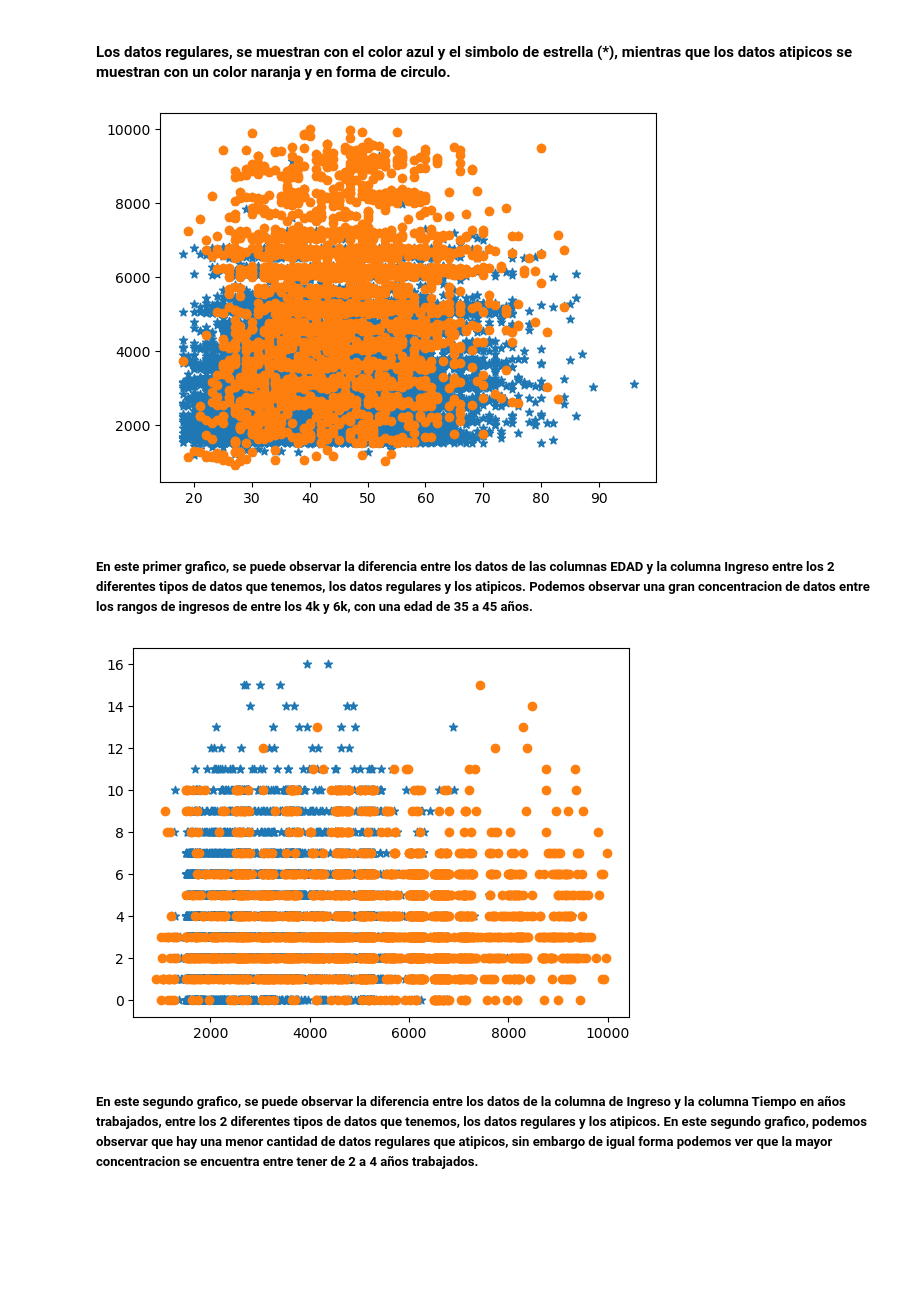
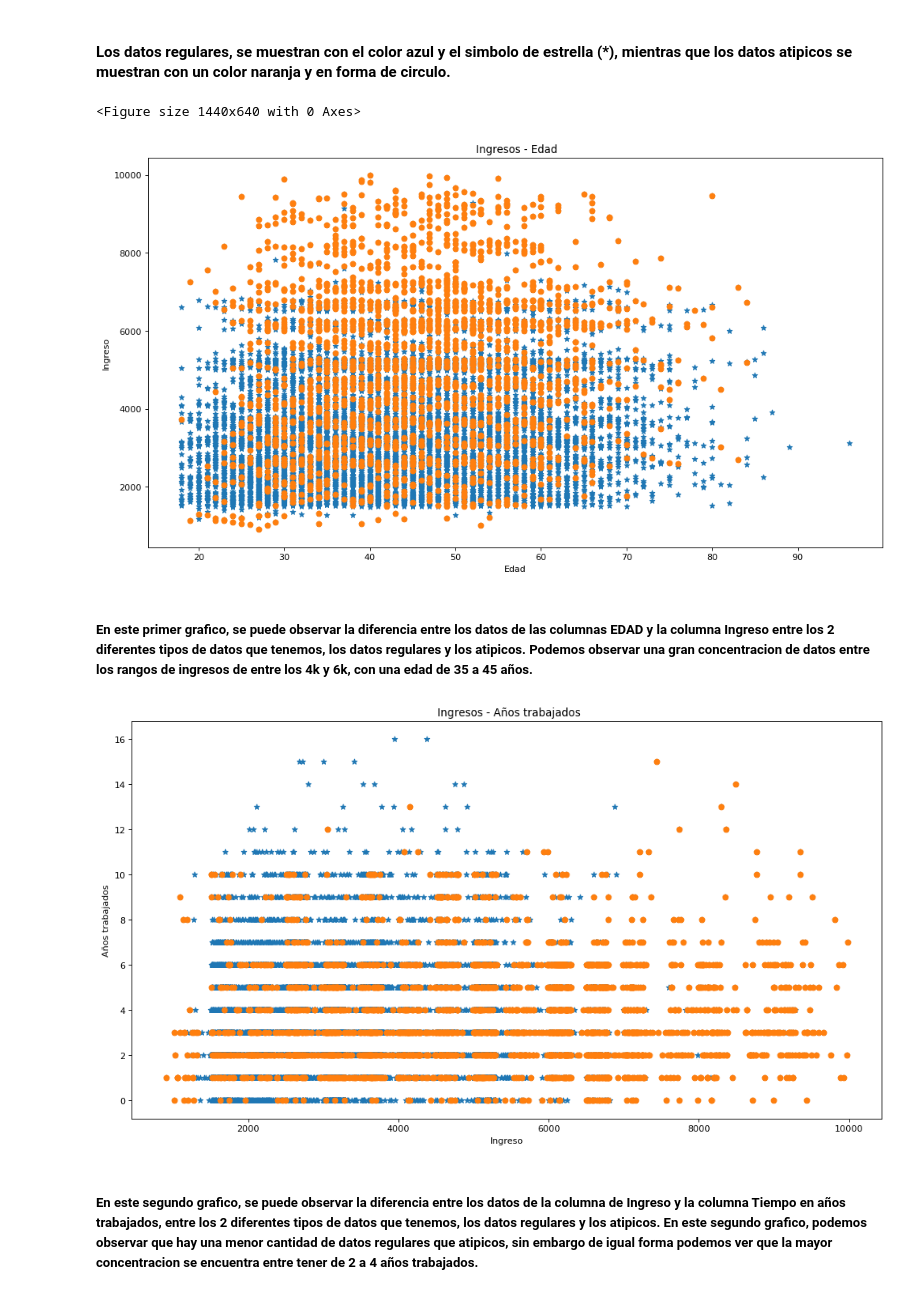
Before and after one commit to ismaelacosta/Proyecto_AID, a Jupyter notebook: examen.ipynb, the cells around one changed output. Saved outputs shown, nothing was run; the diff lists cells and outputs as text; code cells hidden in the pictures; blank space fills up the shorter version.

```diff
--- a/examen.ipynb
+++ b/examen.ipynb
@@ -1115,19 +1114,29 @@ Veremos que pasa el graficarlo.
 # %% [markdown]
 #### Los datos regulares, se muestran con el color azul y el simbolo de estrella (*), mientras que los datos atipicos se muestran con un color naranja y en forma de circulo.
 # %%
+plt.figure(figsize=(18, 8), dpi=80)
+plt.figure(figsize=(15, 8), dpi=80)
+plt.title(" Ingresos - Edad")
+plt.ylabel("Ingreso")
+plt.xlabel("Edad")
 plt.scatter(df['Edad'], df['Ingreso'], marker="*")
 plt.scatter(df_outliers['Edad'], df_outliers['Ingreso'])
 plt.show()
 # %% [output]
+<Figure size 1440x640 with 0 Axes>
-[figure, old version]
+[figure, new version]
 # %% [markdown]
 ##### En este primer grafico, se puede observar la diferencia entre los datos de las columnas EDAD y la columna Ingreso entre los 2 diferentes tipos de datos que tenemos, los datos regulares y los atipicos. Podemos observar una gran concentracion de datos entre los rangos de ingresos de entre los 4k y 6k, con una edad de 35 a 45 años.
 # %%
+plt.figure(figsize=(15, 8), dpi=80)
+plt.title(" Ingresos - Años trabajados")
+plt.xlabel("Ingreso")
+plt.ylabel("Años trabajados")
 plt.scatter(df['Ingreso'], df['Tiempo_trabajado(anos)'], marker="*")
 plt.scatter(df_outliers['Ingreso'], df_outliers['Tiempo_trabajado(anos)'])
 plt.show()
 # %% [output]
-[figure, old version]
+[figure, new version]
 # %% [markdown]
 ##### En este segundo grafico, se puede observar la diferencia entre los datos de la columna de Ingreso y la columna Tiempo en años trabajados, entre los 2 diferentes tipos de datos que tenemos, los datos regulares y los atipicos. En este segundo grafico, podemos observar que hay una menor cantidad de datos regulares que atipicos, sin embargo de igual forma podemos ver que la mayor concentracion se encuentra entre tener de 2 a 4 años trabajados.
 # %%
```
Also changed, not shown: parts of 10 cells of this notebook.
